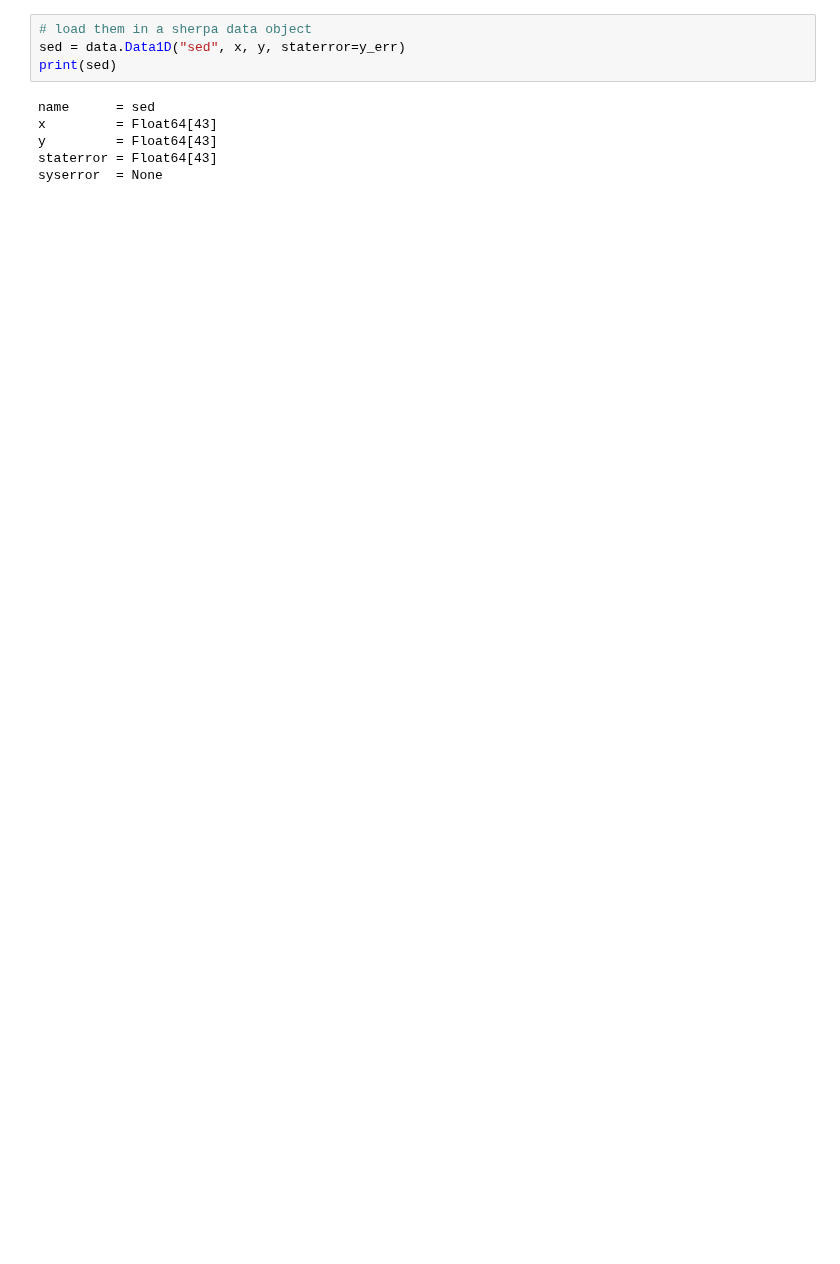
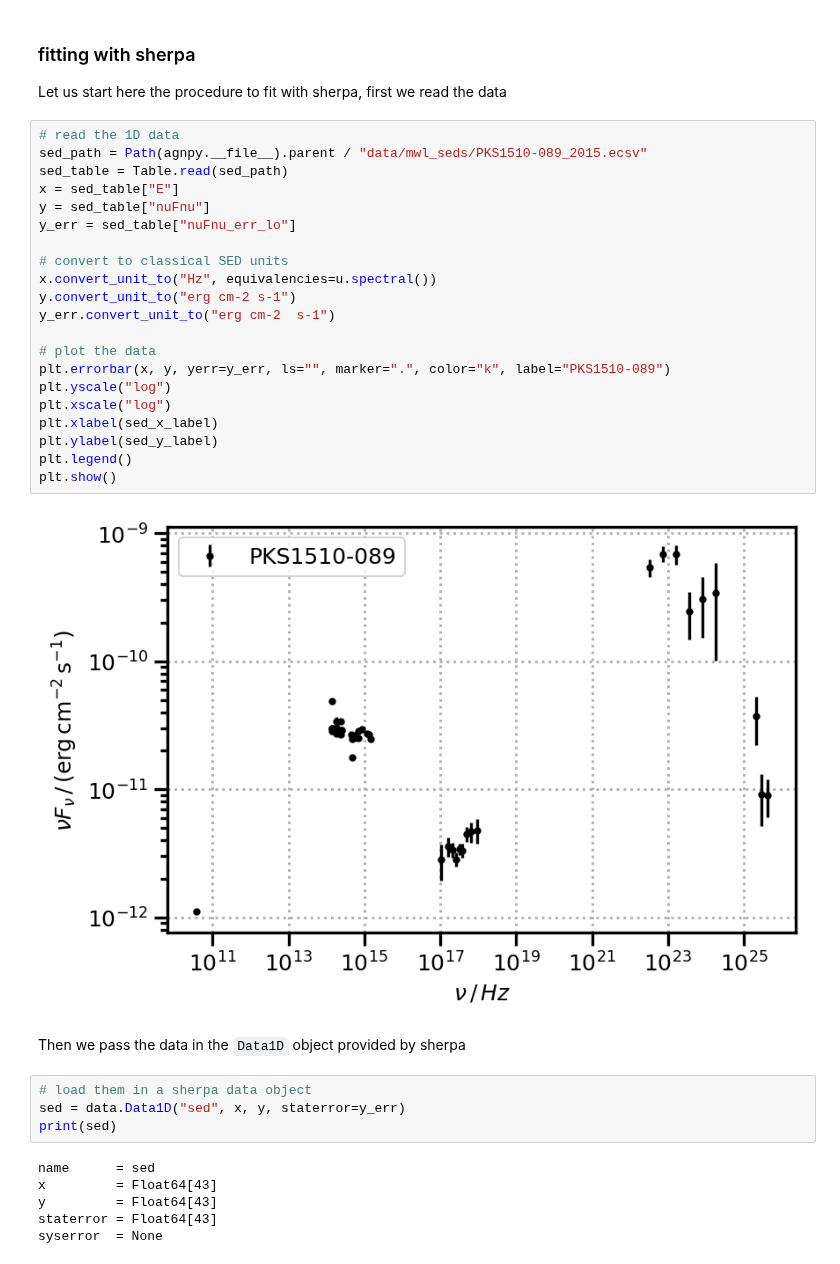
Before and after one commit to cosimoNigro/agnpy, a Jupyter notebook: docs/tutorials/ec_dt_sherpa_fit.ipynb, the cells around one changed output. Drawn from its saved outputs; the diff is of its cells as text; blank space fills up the shorter version.

```diff
--- a/docs/tutorials/ec_dt_sherpa_fit.ipynb
+++ b/docs/tutorials/ec_dt_sherpa_fit.ipynb
@@ -45,3 +111,31 @@ plt.show()
+# %% [markdown]
+### fitting with sherpa
+Let us start here the procedure to fit with sherpa, first we read the data
+# %%
+# read the 1D data
+sed_path = Path(agnpy.__file__).parent / "data/mwl_seds/PKS1510-089_2015.ecsv"
+sed_table = Table.read(sed_path)
+x = sed_table["E"]
+y = sed_table["nuFnu"]
+y_err = sed_table["nuFnu_err_lo"]
+
+# convert to classical SED units
+x.convert_unit_to("Hz", equivalencies=u.spectral())
+y.convert_unit_to("erg cm-2 s-1")
+y_err.convert_unit_to("erg cm-2  s-1")
+
+# plot the data
+plt.errorbar(x, y, yerr=y_err, ls="", marker=".", color="k", label="PKS1510-089")
+plt.yscale("log")
+plt.xscale("log")
+plt.xlabel(sed_x_label)
+plt.ylabel(sed_y_label)
+plt.legend()
+plt.show()
+# %% [output]
+[figure, added]
+# %% [markdown]
+Then we pass the data in the `Data1D` object provided by sherpa
 # %%
 # load them in a sherpa data object
 sed = data.Data1D("sed", x, y, staterror=y_err)
```
Also changed, not shown: parts of 23 cells of this notebook, 4 other files.
